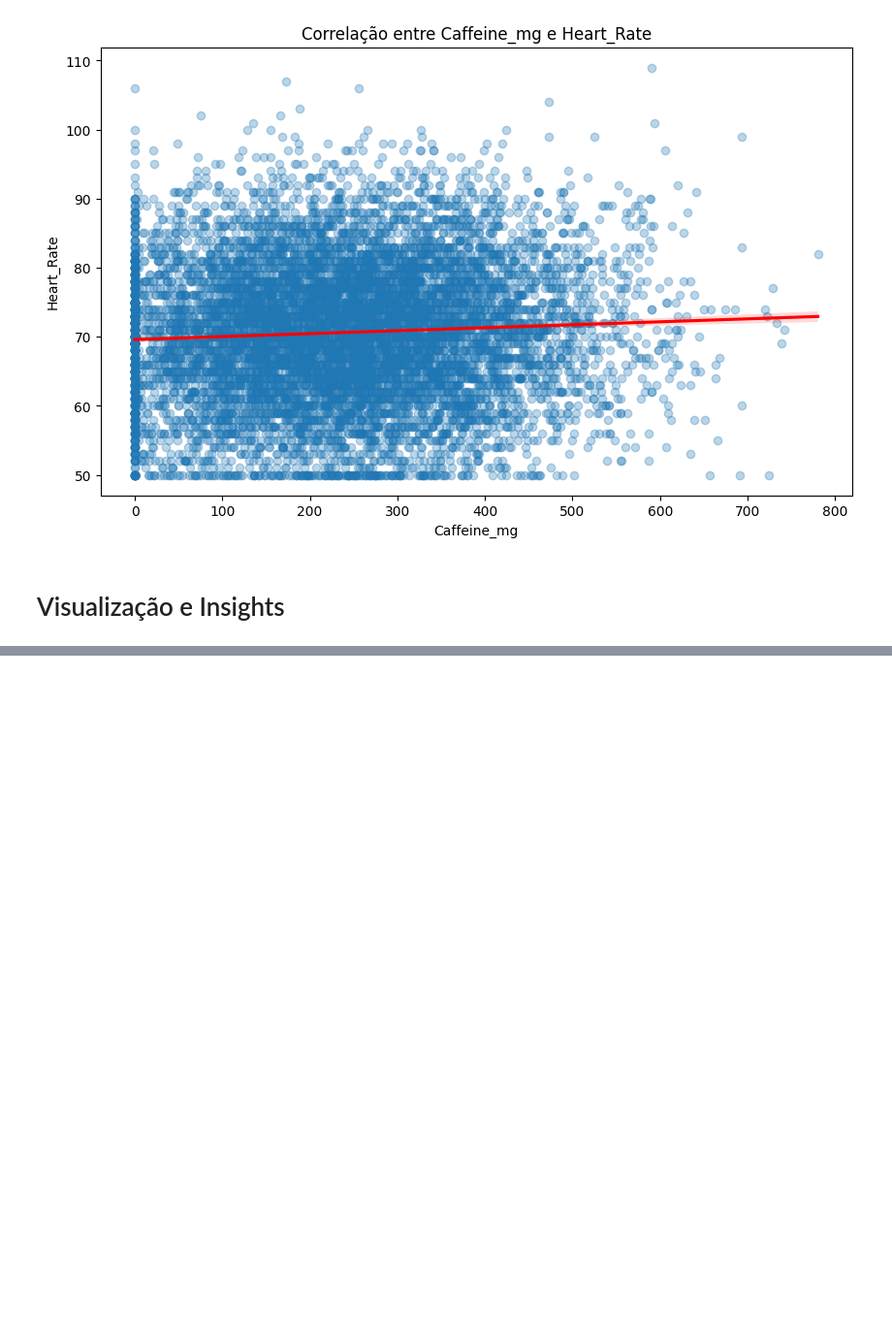
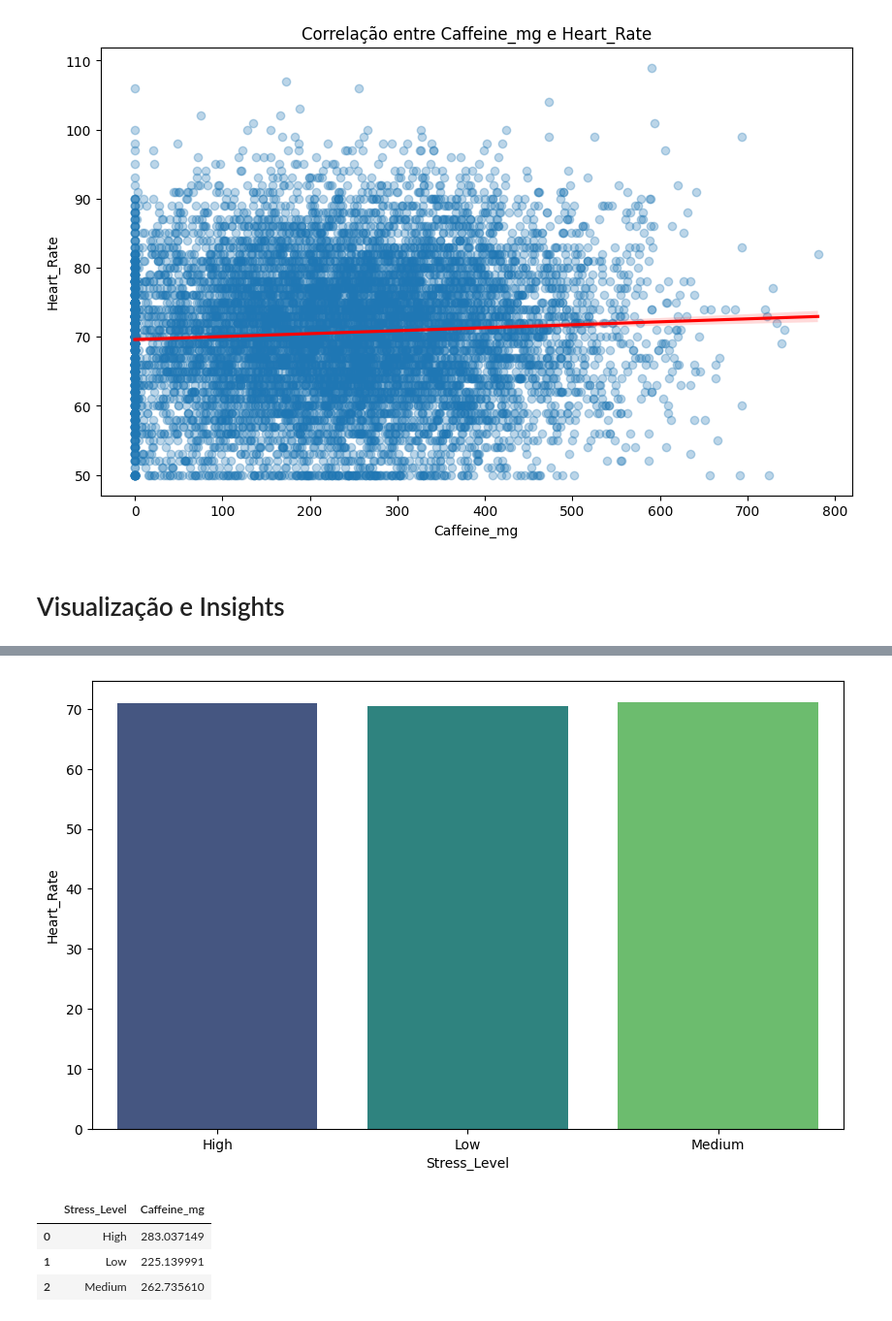
Before and after one commit to Augu5t0/Cientista-de-Dados-N-vel-1, a Jupyter notebook: Notebook/checkpoint.ipynb, the cells around one changed output, grey strips where cells are left out. Shown at 97% size. Saved outputs shown, nothing was run; the diff lists cells and outputs as text; code cells hidden in the pictures; blank space fills up the shorter version.

```diff
--- a/Notebook/checkpoint.ipynb
+++ b/Notebook/checkpoint.ipynb
@@ -251,0 +298,13 @@ gerar_grafico_correlacao(dados,'Caffeine_mg', 'Heart_Rate')
+# %%
+gerar_grafico_barras_comparativo(ritmo_cardiaco_por_stress, 'Stress_Level', 'Heart_Rate')
+# %% [output]
+[figure, added]
+# %%
+# Media cafeína ingerida (mg) por nível de stress
+cafeina_ingerida_mg_por_stress = dados.groupby('Stress_Level')['Caffeine_mg'].mean().reset_index()
+cafeina_ingerida_mg_por_stress
+# %% [output]
+|  | Stress_Level | Caffeine_mg |
+| 0 | High | 283.037149 |
+| 1 | Low | 225.139991 |
+| 2 | Medium | 262.735610 |
```
Also changed, not shown: parts of 27 cells of this notebook, 28 other files.
